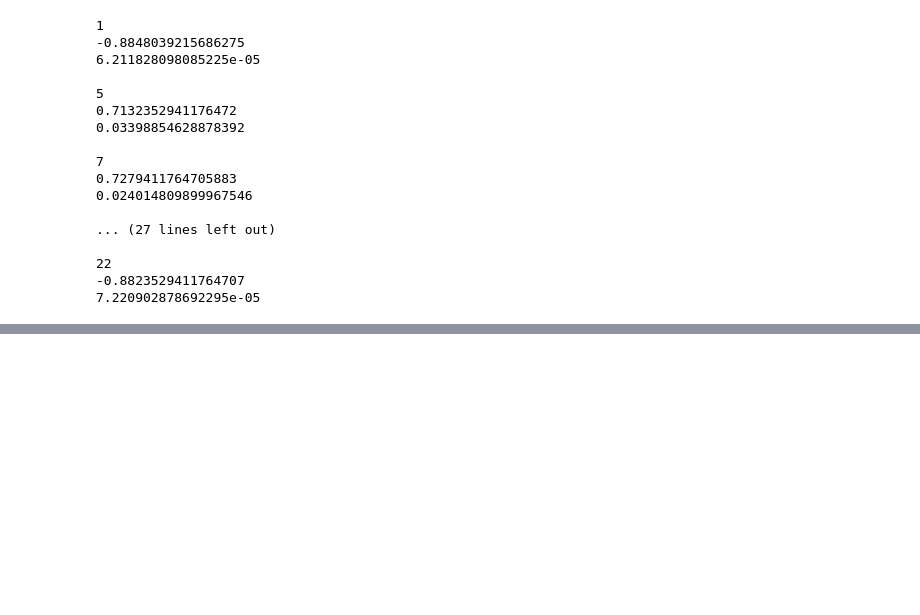
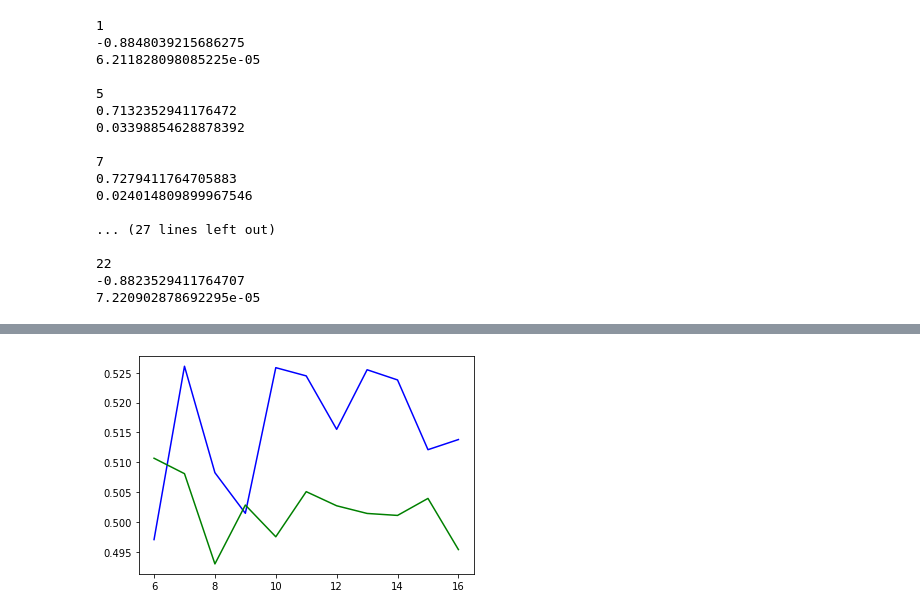
Before and after one commit to SourabhChakraborty/undergrad_thesis, a Jupyter notebook: lda_over_time.ipynb, the cells around one changed output, grey strips where cells are left out. Drawn from its saved outputs; the diff is of its cells as text; code cells hidden in the pictures; blank space fills up the shorter version.

```diff
--- a/lda_over_time.ipynb
+++ b/lda_over_time.ipynb
@@ -764,0 +1109,22 @@ for j in range(26):
+# %%
+pi_vals_word_topic10 = []
+rand_vals_word_topic10 = []
+
+for i in range(6, 17):
+    print(i)
+    curr_mat = csr_matrix(td_matrices[i])
+
+    sanders_i = list(set(np.nonzero(topic_model_vectors[i][:,10] > 0)[0]).intersection(sanders_user_indices_mod[i]))
+    trump_i = list(set(np.nonzero(topic_model_vectors[i][:,10] > 0)[0]).intersection(trump_user_indices_mod[i]))
+    print(str(len(sanders_i)) + ", " + str(len(trump_i)))
+
+    pi_curr = calculate_polarization(curr_mat[sanders_i,:], curr_mat[trump_i,:])
+
+    joint_indices = sanders_i + trump_i
+    sanders_random = random.sample(joint_indices, len(sanders_i))
+    trump_random = list(set(joint_indices).difference(sanders_random))
+
+    rand_curr = calculate_polarization(curr_mat[sanders_random,:], curr_mat[trump_random,:])
+
+    pi_vals_word_topic10.append(pi_curr)
+    rand_vals_word_topic10.append(rand_curr)
@@ -764,0 +1149,7 @@ for j in range(26):
+# %%
+plt.plot(list(range(6,17)), pi_vals_word_topic10, color='blue')
+plt.plot(list(range(6,17)), rand_vals_word_topic10, color='green')
+
+plt.show()
+# %% [output]
+[figure, added]
```
Also changed, not shown: parts of 103 cells of this notebook.
